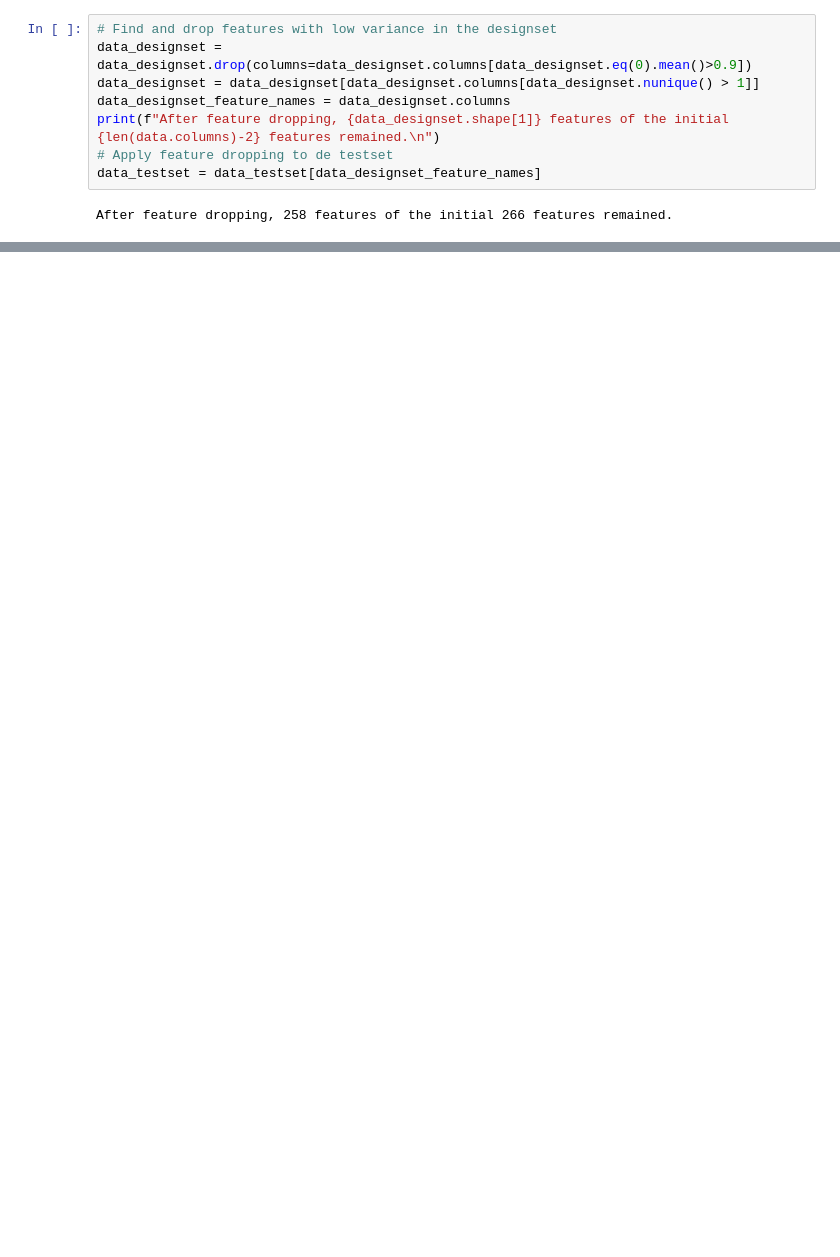
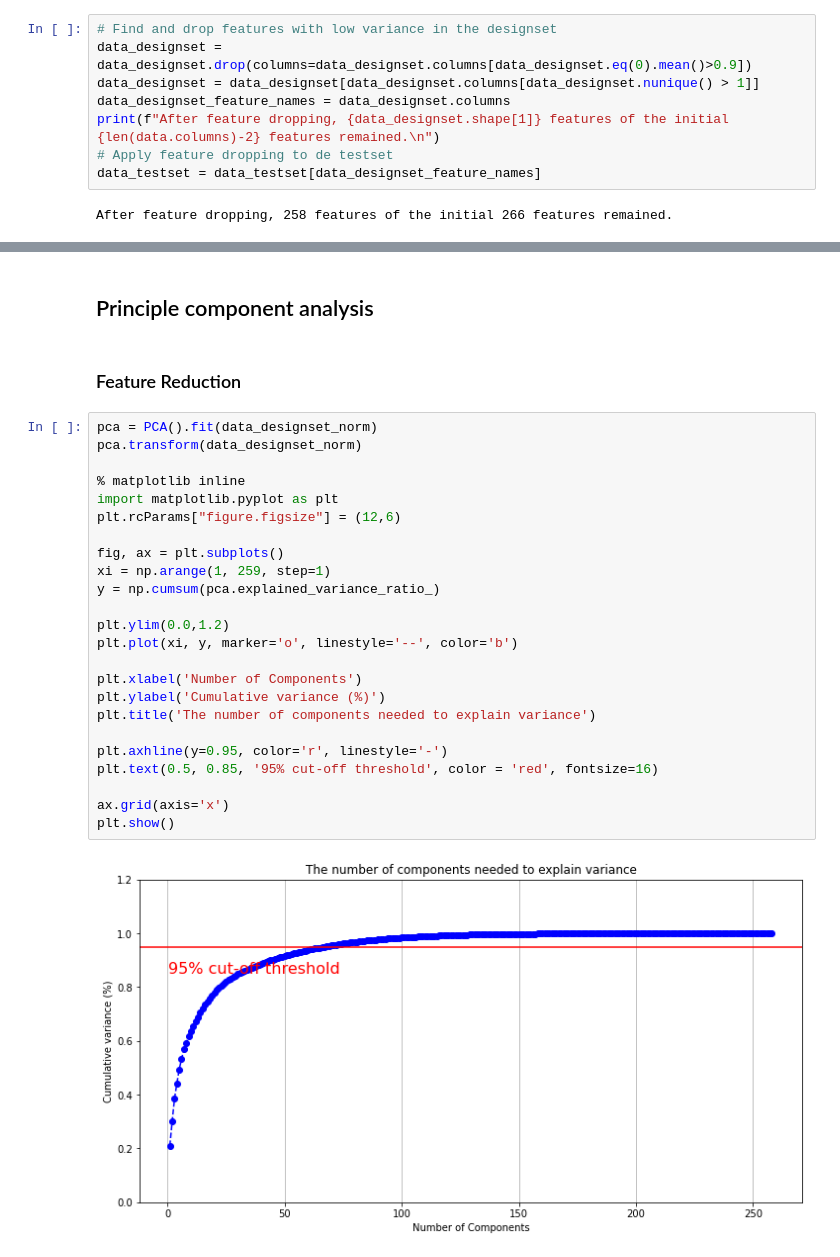
Before and after one commit to MarshaKamsteeg/TM10007_Machine_Learning_Group_Assignment, a Jupyter notebook: tm10007_group_9_code_clean.ipynb, the cells around one changed output, grey strips where cells are left out. Cells and saved outputs as stored; diff of their text form; blank space fills up the shorter version.

```diff
--- a/tm10007_group_9_code_clean.ipynb
+++ b/tm10007_group_9_code_clean.ipynb
@@ -1292,0 +701,30 @@ weighted avg       0.78      0.78      0.78        69
+# %% [markdown]
+## Principle component analysis
+# %% [markdown]
+### Feature Reduction
+# %%
+pca = PCA().fit(data_designset_norm)
+pca.transform(data_designset_norm)
+
+% matplotlib inline
+import matplotlib.pyplot as plt
+plt.rcParams["figure.figsize"] = (12,6)
+
+fig, ax = plt.subplots()
+xi = np.arange(1, 259, step=1)
+y = np.cumsum(pca.explained_variance_ratio_)
+
+plt.ylim(0.0,1.2)
+plt.plot(xi, y, marker='o', linestyle='--', color='b')
+
+plt.xlabel('Number of Components')
+plt.ylabel('Cumulative variance (%)')
+plt.title('The number of components needed to explain variance')
+
+plt.axhline(y=0.95, color='r', linestyle='-')
+plt.text(0.5, 0.85, '95% cut-off threshold', color = 'red', fontsize=16)
+
+ax.grid(axis='x')
+plt.show()
+# %% [output]
+[figure, added]
```
Also changed, not shown: parts of 66 cells of this notebook.
